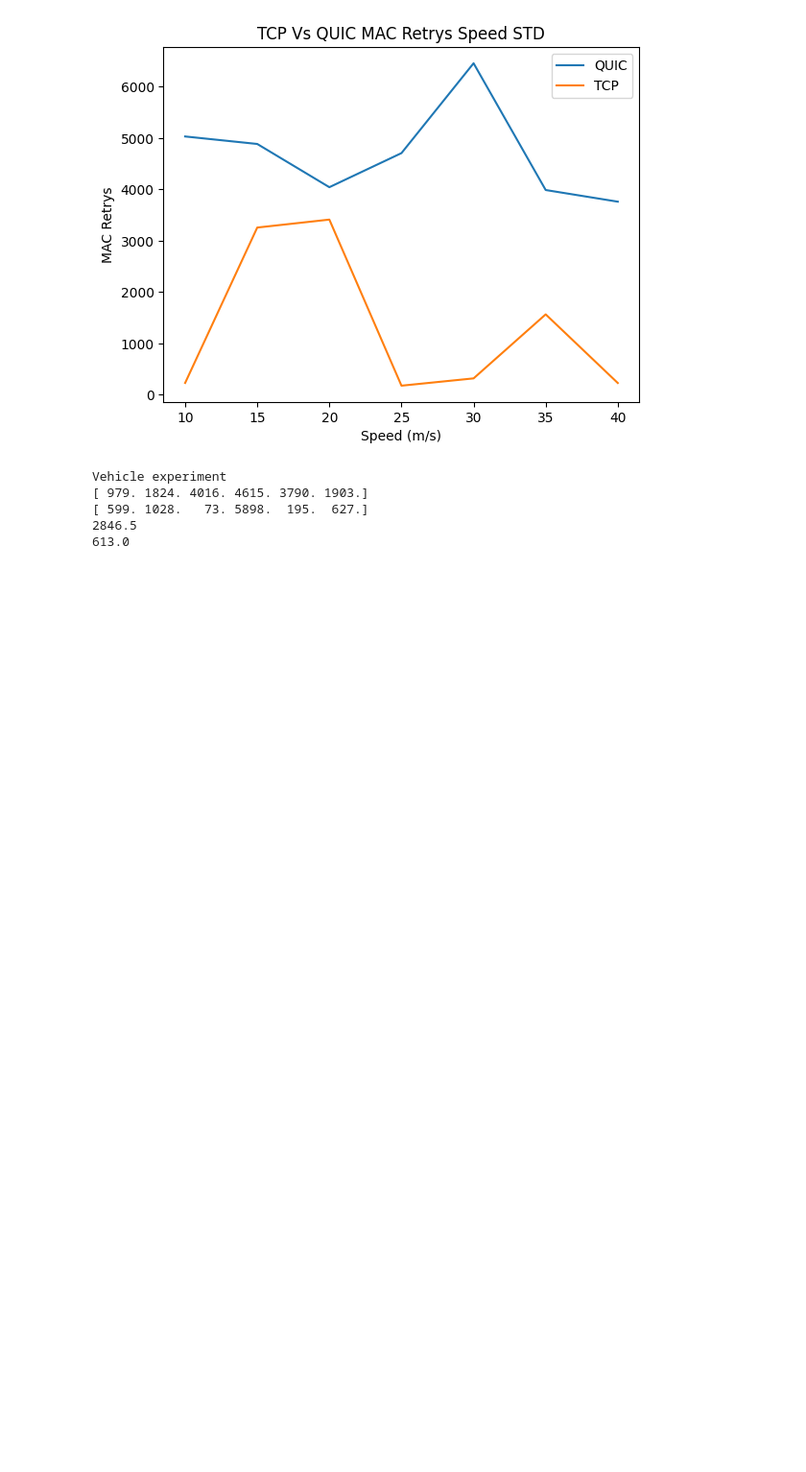
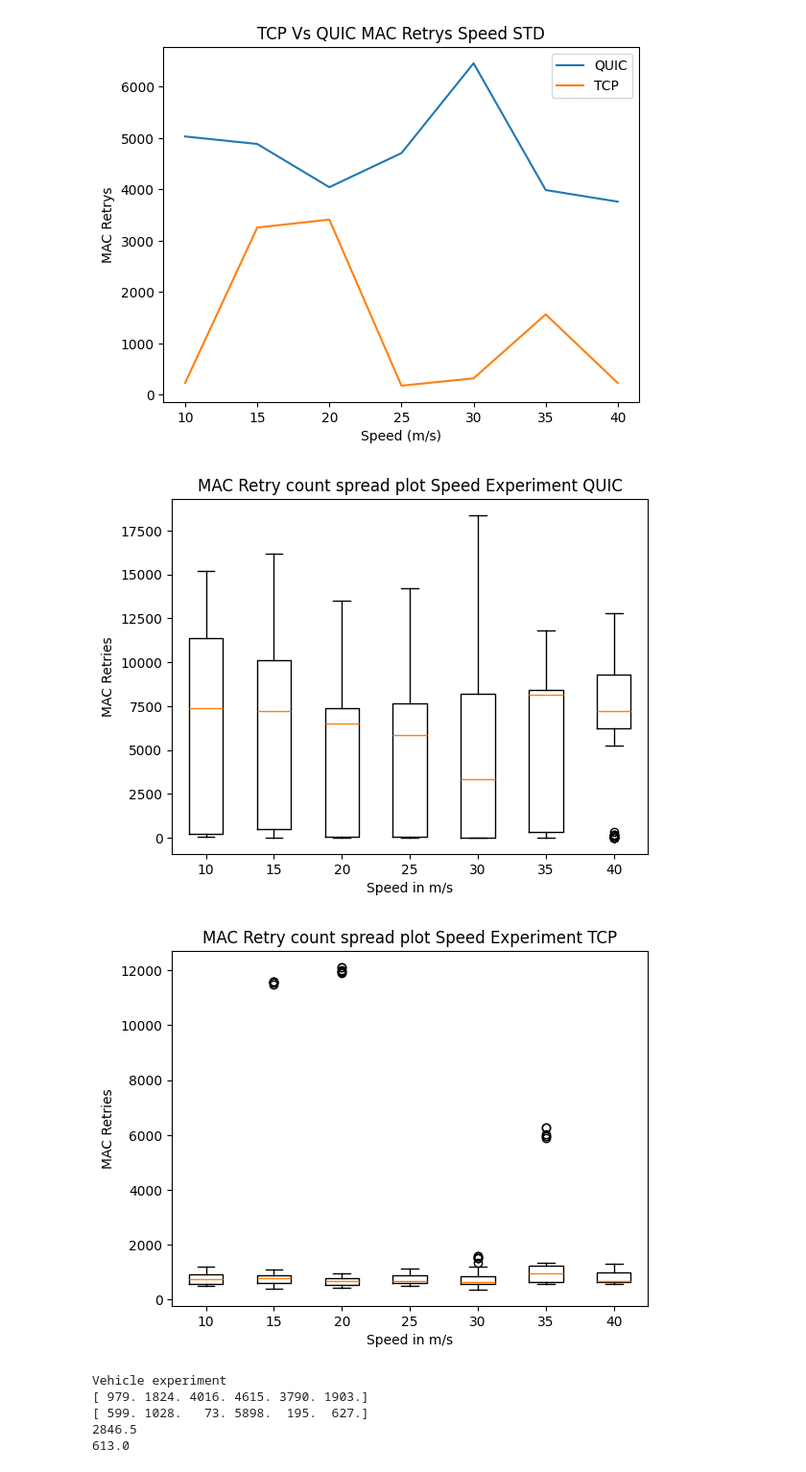
Before and after one commit to TimothyMarchant/EE6750_Goodputscript, a Jupyter notebook: PythonSrc/QUICVsTCPPlotterNotebook.ipynb, the cells around one changed output. Shown at 96% size. Saved outputs shown, nothing was run; the diff lists cells and outputs as text; code cells hidden in the pictures; blank space fills up the shorter version.

Commit message:
Finished all plots.

```diff
--- a/PythonSrc/QUICVsTCPPlotterNotebook.ipynb
+++ b/PythonSrc/QUICVsTCPPlotterNotebook.ipynb
@@ -139,7 +143,7 @@ def PlotQUICVsTCP(QUICArray,TCPArray,Title,XLabel,YLabel):
     plt.title(Title)
     plt.show()
 def PlotBoxplot(Arr,Title,XLabel,YLabel,ticklabels):
-    plt.boxplot(Arr[0:,0:],tick_labels=ticklabels)
+    plt.boxplot(Arr,tick_labels=ticklabels)
     plt.xlabel(XLabel)
     plt.ylabel(YLabel)
     plt.title(Title)
@@ -663,6 +683,9 @@ def GetStatsFromMACRetryFiles(QUICFiles,TCPFiles):
     QUICSTDArr=np.zeros(shape=(len(QUICFiles)))
     TCPSTDArr=np.zeros(shape=(len(TCPFiles)))
 
+    QUICDatasetPTs=[]
+    TCPDatasetPTs=[]
+
     for i in QUICFiles:
         temp=np.loadtxt(QUICMAC+i,dtype=float).astype(int)
         QUICAverageArr[index]=np.average(temp).astype(int)
@@ -670,7 +693,7 @@ def GetStatsFromMACRetryFiles(QUICFiles,TCPFiles):
         QUICMAXArr[index]=np.max(temp).astype(int)
         QUICMINArr[index]=np.min(temp).astype(int)
         QUICSTDArr[index]=np.std(temp).astype(int)
-
+        QUICDatasetPTs.append(temp)
         index=index+1
     index=0
     for i in TCPFiles:
@@ -680,15 +703,17 @@ def GetStatsFromMACRetryFiles(QUICFiles,TCPFiles):
         TCPMAXArr[index]=np.max(temp2).astype(int)
         TCPMINArr[index]=np.min(temp2).astype(int)
         TCPSTDArr[index]=np.std(temp2).astype(int)
-
+        TCPDatasetPTs.append(temp2)
 
         index=index+1
 
-    return QUICAverageArr, QUICMedianArr, QUICMAXArr, QUICMINArr, QUICSTDArr, TCPAverageArr, TCPMedianArr, TCPMAXArr, TCPMINArr, TCPSTDArr
+    return QUICAverageArr, QUICMedianArr, QUICMAXArr, QUICMINArr, QUICSTDArr, QUICDatasetPTs, TCPAverageArr, TCPMedianArr, TCPMAXArr, TCPMINArr, TCPSTDArr, TCPDatasetPTs
 # %%
 SpeedList=[10,15,20,25,30,35,40]
 
-QUICAverageArr,QUICMedianArr,QUICMAXArr,QUICMINArr,QUICSTDArr,TCPAverageArr,TCPMedianArr,TCPMAXArr,TCPMINArr,TCPSTDArr=GetStatsFromMACRetryFiles(QUICSpeedFiles,TCPSpeedFiles)
+QUICAverageArr,QUICMedianArr,QUICMAXArr,QUICMINArr,QUICSTDArr,QUICDatasetPTs,TCPAverageArr,TCPMedianArr,TCPMAXArr,TCPMINArr,TCPSTDArr,TCPDatasetPTs=GetStatsFromMACRetryFiles(QUICSpeedFiles,TCPSpeedFiles)
+
+
 print("Speed experiment")
 print(QUICSTDArr)
 print(TCPSTDArr)
@@ -712,6 +737,16 @@ Speed experiment
 [figure]
 [figure]
 [figure]
+# %%
+QUICpts = np.array(QUICDatasetPTs).transpose()
+TCPpts = np.array(TCPDatasetPTs).transpose()
+
+
+PlotBoxplot(QUICpts,"MAC Retry count spread plot Speed Experiment QUIC","Speed in m/s","MAC Retries",ticklabels=ticklabelsSpeed)
+PlotBoxplot(TCPpts,"MAC Retry count spread plot Speed Experiment TCP","Speed in m/s","MAC Retries",ticklabels=ticklabelsSpeed)
+# %% [output]
+[figure, added]
+[figure, added]
 # %%
 VehicleList=[2,4,6,8,10,12]
 
```
Also changed, not shown: parts of 16 cells of this notebook.
